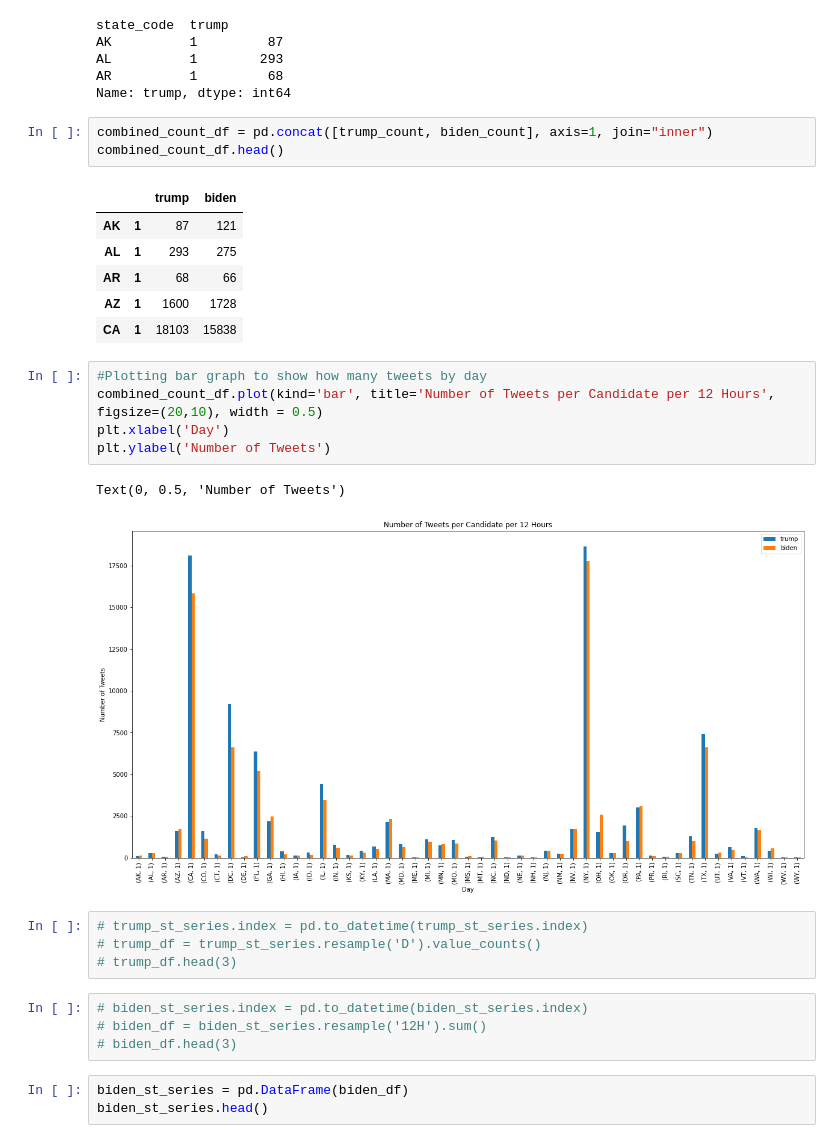
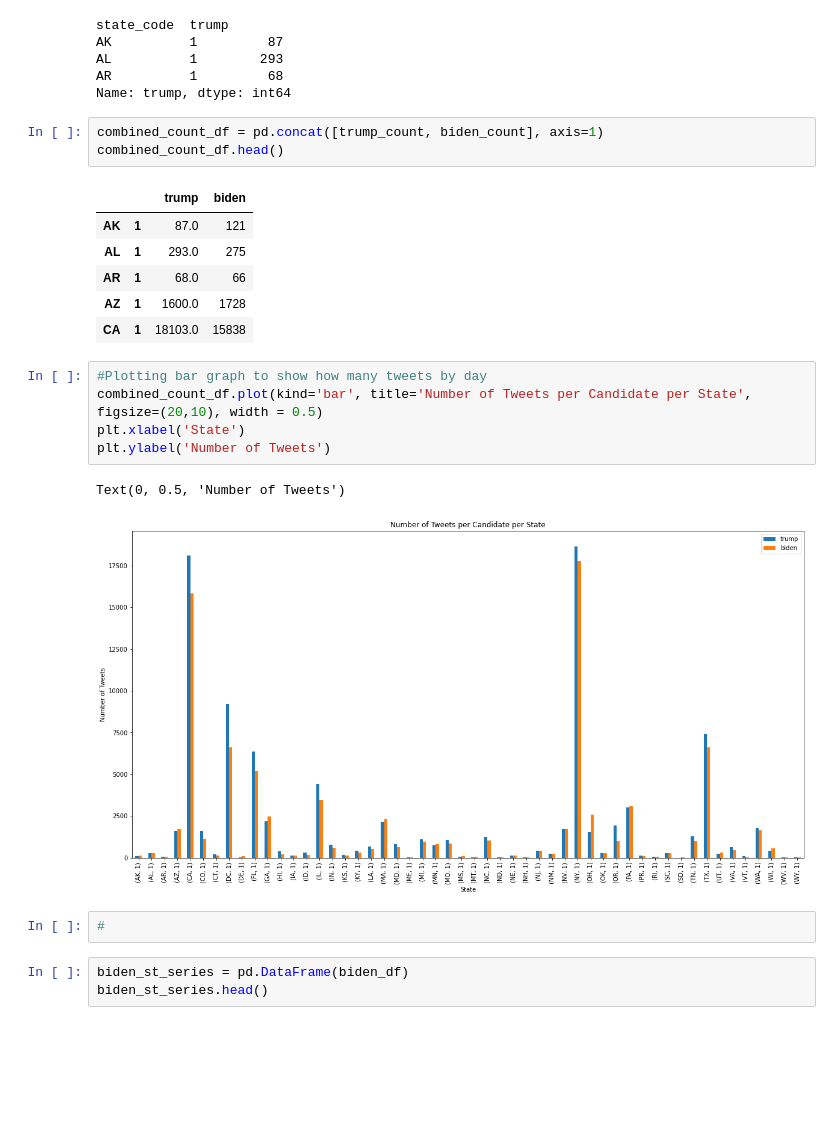
Before and after one commit to olivedisaster/Project-2, a Jupyter notebook: write_data_rs_bmw.ipynb, the cells around one changed output. Drawn from its saved outputs; the diff is of its cells as text; blank space fills up the shorter version.

```diff
--- a/write_data_rs_bmw.ipynb
+++ b/write_data_rs_bmw.ipynb
@@ -604,31 +604,25 @@ AL          1        293
 AR          1         68
 Name: trump, dtype: int64
 # %%
-combined_count_df = pd.concat([trump_count, biden_count], axis=1, join="inner")
+combined_count_df = pd.concat([trump_count, biden_count], axis=1)
 combined_count_df.head()
 # %% [output]
 |  |  | trump | biden |
-| AK | 1 | 87 | 121 |
-| AL | 1 | 293 | 275 |
-| AR | 1 | 68 | 66 |
-| AZ | 1 | 1600 | 1728 |
-| CA | 1 | 18103 | 15838 |
+| AK | 1 | 87.0 | 121 |
+| AL | 1 | 293.0 | 275 |
+| AR | 1 | 68.0 | 66 |
+| AZ | 1 | 1600.0 | 1728 |
+| CA | 1 | 18103.0 | 15838 |
 # %%
 #Plotting bar graph to show how many tweets by day
-combined_count_df.plot(kind='bar', title='Number of Tweets per Candidate per 12 Hours', figsize=(20,10), width = 0.5)
-plt.xlabel('Day')
+combined_count_df.plot(kind='bar', title='Number of Tweets per Candidate per State', figsize=(20,10), width = 0.5)
+plt.xlabel('State')
 plt.ylabel('Number of Tweets')
 # %% [output]
 Text(0, 0.5, 'Number of Tweets')
-[figure, old version]
+[figure, new version]
-# %%
-# trump_st_series.index = pd.to_datetime(trump_st_series.index)
-# trump_df = trump_st_series.resample('D').value_counts()
-# trump_df.head(3)
-# %%
-# biden_st_series.index = pd.to_datetime(biden_st_series.index)
-# biden_df = biden_st_series.resample('12H').sum()
-# biden_df.head(3)
+# %%
+#
 # %%
 biden_st_series = pd.DataFrame(biden_df)
 biden_st_series.head()
```
Also changed, not shown: 7 other files.
